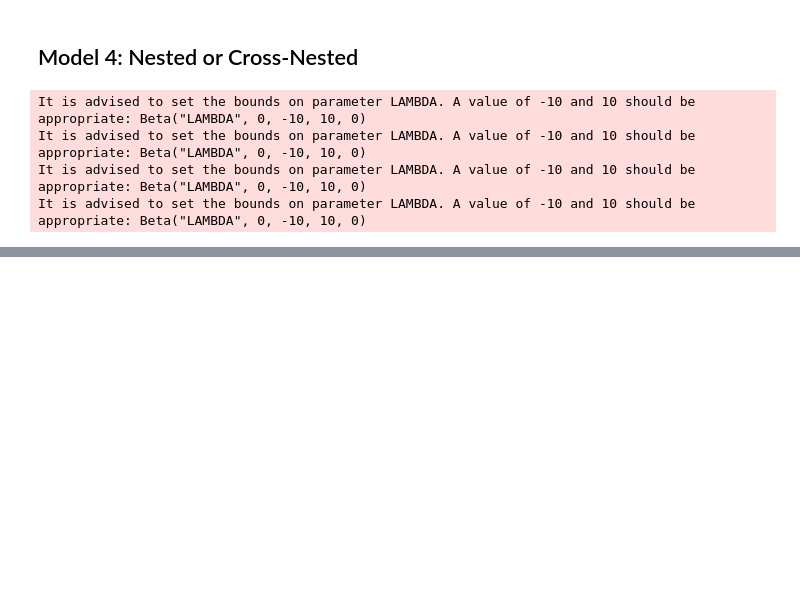
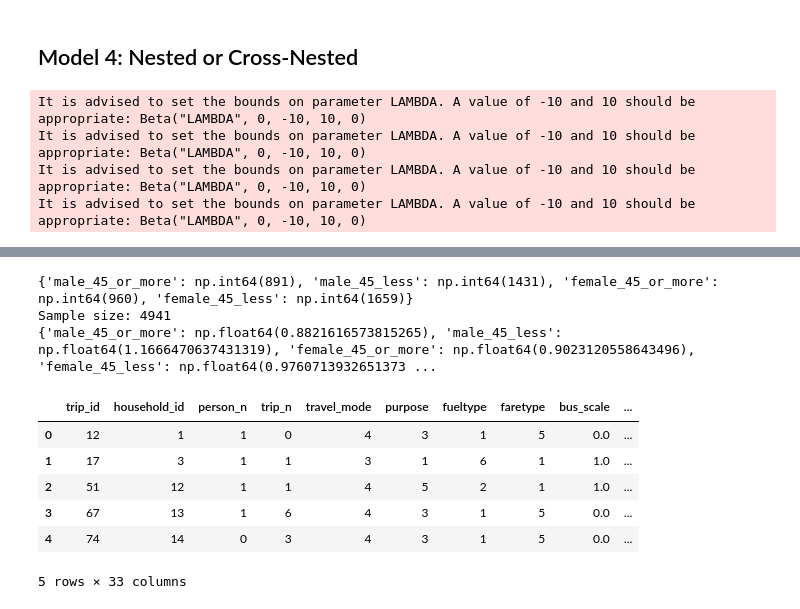
Before and after one commit to jayati-17/Discrete_choice_modelling, a Jupyter notebook: nb_mathieu.ipynb, the cells around one changed output, grey strips where cells are left out. Saved outputs shown, nothing was run; the diff lists cells and outputs as text; code cells hidden in the pictures; blank space fills up the shorter version.

```diff
--- a/nb_mathieu.ipynb
+++ b/nb_mathieu.ipynb
@@ -823,0 +826,44 @@ display(pd_results_m4)
+# %%
+populations = {
+    'female_45_less': 2841376,
+    'female_45_or_more': 1519948,
+    'male_45_less': 2929408,
+    'male_45_or_more': 1379198,
+}
+
+total_pop = sum(populations.values())
+
+filters = {
+    'male_45_or_more': (data_filtered.age >= 45) & (data_filtered.female == 0),
+    'male_45_less': (data_filtered.age < 45) & (data_filtered.female == 0),
+    'female_45_or_more': (data_filtered.age >= 45) & (data_filtered.female == 1),
+    'female_45_less': (data_filtered.age < 45) & (data_filtered.female == 1),
+}
+
+sample_segments = {
+    segment_name: segment_rows.sum() for segment_name, segment_rows in filters.items()
+}
+print(sample_segments)
+
+total_sample = sum(sample_segments.values())
+print(f'Sample size: {total_sample}')
+
+weights = {
+    segment_name: populations[segment_name] * total_sample / (segment_size * total_pop)
+    for segment_name, segment_size in sample_segments.items()
+}
+print(weights)
+# %% [output]
+{'male_45_or_more': np.int64(891), 'male_45_less': np.int64(1431), 'female_45_or_more': np.int64(960), 'female_45_less': np.int64(1659)}
+Sample size: 4941
+{'male_45_or_more': np.float64(0.8821616573815265), 'male_45_less': np.float64(1.1666470637431319), 'female_45_or_more': np.float64(0.9023120558643496), 'female_45_less': np.float64(0.9760713932651373 ...
+# %%
+data_filtered.head()
+# %% [output]
+|  | trip_id | household_id | person_n | trip_n | travel_mode | purpose | fueltype | faretype | bus_scale | ... |
+| 0 | 12 | 1 | 1 | 0 | 4 | 3 | 1 | 5 | 0.0 | ... |
+| 1 | 17 | 3 | 1 | 1 | 3 | 1 | 6 | 1 | 1.0 | ... |
+| 2 | 51 | 12 | 1 | 1 | 4 | 5 | 2 | 1 | 1.0 | ... |
+| 3 | 67 | 13 | 1 | 6 | 4 | 3 | 1 | 5 | 0.0 | ... |
+| 4 | 74 | 14 | 0 | 3 | 4 | 3 | 1 | 5 | 0.0 | ... |
+5 rows × 33 columns
```
Also changed, not shown: parts of 9 cells of this notebook, 46 other files.
